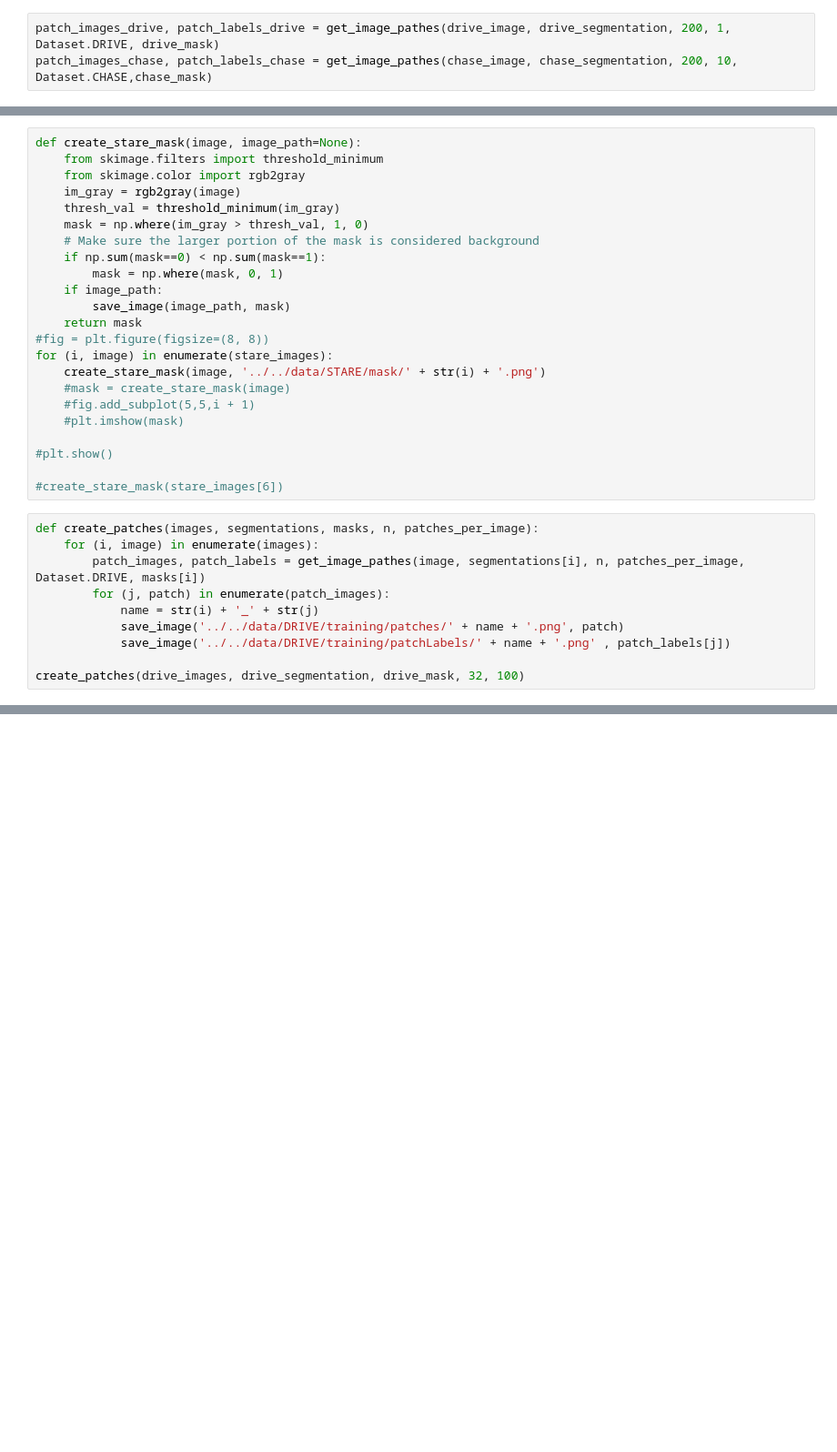
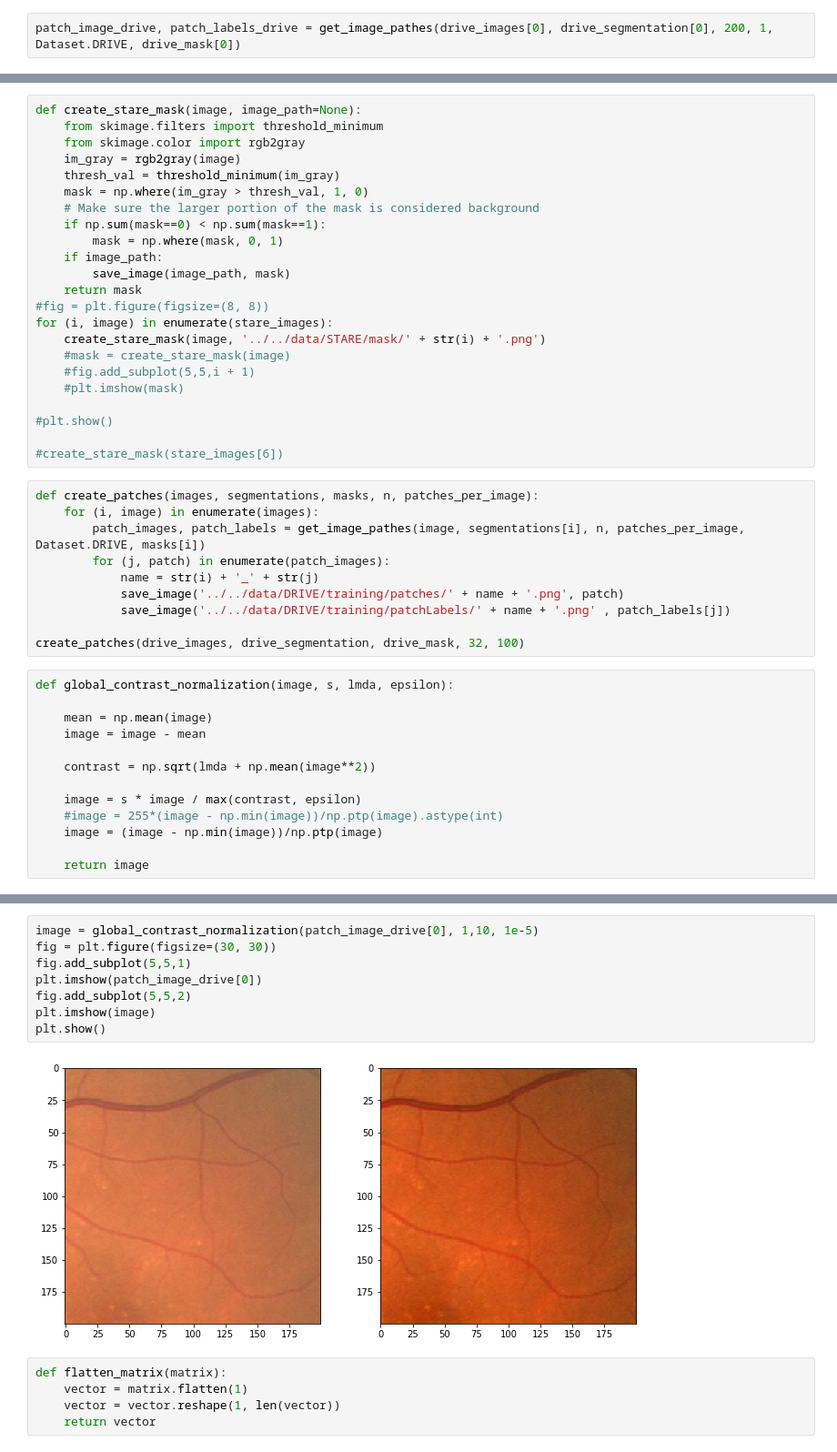
Before and after one commit to mlazic95/-retinal-blood-vessel-segmentation, a Jupyter notebook: src/semantic-segmentaion.ipynb, the cells around one changed output, grey strips where cells are left out. Shown: that part at 91% size. Drawn from its saved outputs; the diff is of its cells as text; blank space fills up the shorter version.

```diff
--- a/src/semantic-segmentaion.ipynb
+++ b/src/semantic-segmentaion.ipynb
@@ -100,5 +100,4 @@ chase_image = load_images_from_folder(CHASE_IMAGES_PATH)[0]
 chase_segmentation = load_images_from_folder(CHASE_SEG_1_PATH)[0]
 chase_mask = load_images_from_folder(CHASE_MASK_PATH)[0]
 # %%
-patch_images_drive, patch_labels_drive = get_image_pathes(drive_image, drive_segmentation, 200, 1, Dataset.DRIVE, drive_mask)
-patch_images_chase, patch_labels_chase = get_image_pathes(chase_image, chase_segmentation, 200, 10, Dataset.CHASE,chase_mask)
+patch_image_drive, patch_labels_drive = get_image_pathes(drive_images[0], drive_segmentation[0], 200, 1, Dataset.DRIVE, drive_mask[0])
@@ -157,3 +154,16 @@ def create_patches(images, segmentations, masks, n, patches_per_image):
             save_image('../../data/DRIVE/training/patchLabels/' + name + '.png' , patch_labels[j])
 
 create_patches(drive_images, drive_segmentation, drive_mask, 32, 100)
+# %%
+def global_contrast_normalization(image, s, lmda, epsilon):
+
+    mean = np.mean(image)
+    image = image - mean
+
+    contrast = np.sqrt(lmda + np.mean(image**2))
+
+    image = s * image / max(contrast, epsilon)
+    #image = 255*(image - np.min(image))/np.ptp(image).astype(int)
+    image = (image - np.min(image))/np.ptp(image)
+
+    return image
@@ -159,0 +191,15 @@ create_patches(drive_images, drive_segmentation, drive_mask, 32, 100)
+# %%
+image = global_contrast_normalization(patch_image_drive[0], 1,10, 1e-5)
+fig = plt.figure(figsize=(30, 30))
+fig.add_subplot(5,5,1)
+plt.imshow(patch_image_drive[0])
+fig.add_subplot(5,5,2)
+plt.imshow(image)
+plt.show()
+# %% [output]
+[figure, added]
+# %%
+def flatten_matrix(matrix):
+    vector = matrix.flatten(1)
+    vector = vector.reshape(1, len(vector))
+    return vector
```
Also changed, not shown: parts of 4 cells of this notebook.
